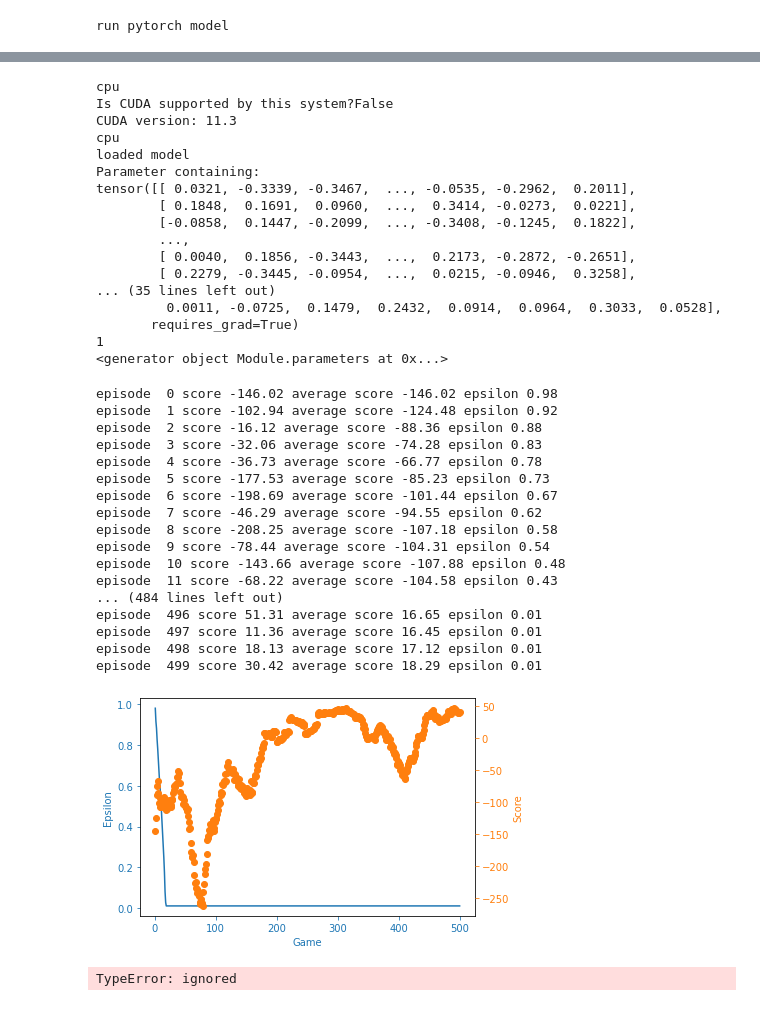
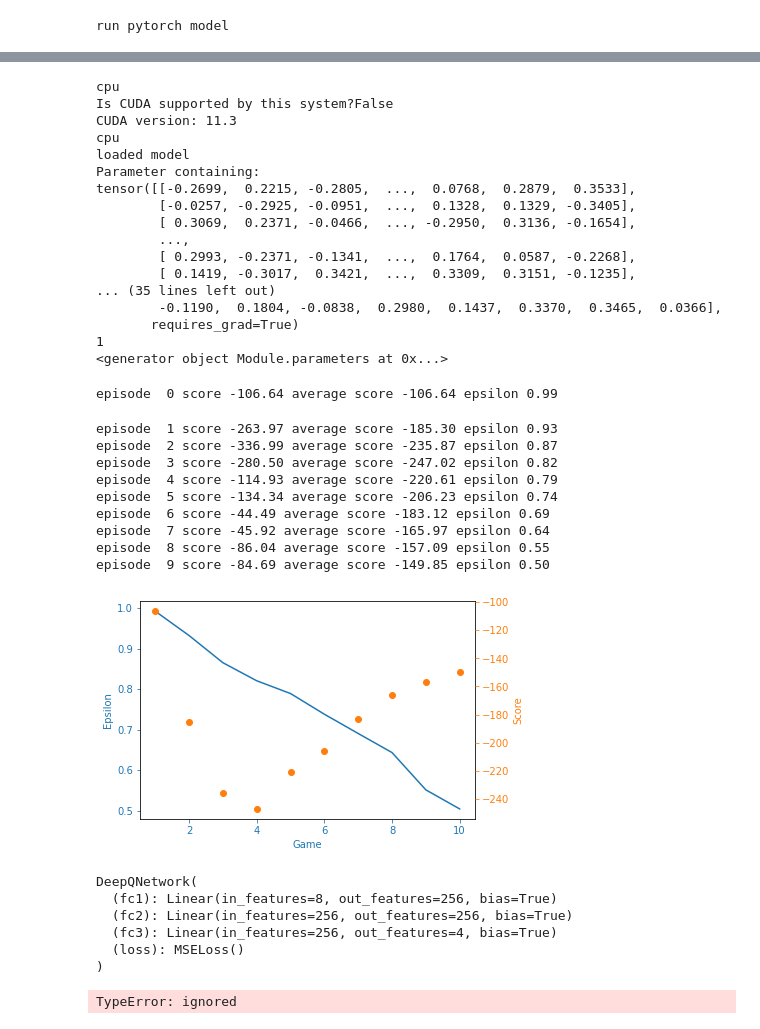
Before and after one commit to carlacodes/atchekegroup1lunarlanding, a Jupyter notebook: Exporting_module.ipynb, the cells around one changed output, grey strips where cells are left out. Cells and saved outputs as stored; diff of their text form; code cells hidden in the pictures.

Commit message:
saving the weights adding adjustment to the obs env

```diff
--- a/Exporting_module.ipynb
+++ b/Exporting_module.ipynb
@@ -685,7 +691,7 @@ from stable_baselines3 import DQN
 # model_path = "".format('dqn_lunar')
 
 # model_path = log_dir_obstacle + "model_stable_avg_reward_300 (3).zip"
-model_test = DQN.load("/content/files/DQN_windy_model.zip")
+model_test = DQN.load("/content/baseline_weights.zip")
 print('loaded model')
 # for key, value in model_test.get_parameters().items():
 #     print(key, value.shape)
@@ -804,14 +810,14 @@ CUDA version: 11.3
 cpu
 loaded model
 Parameter containing:
-tensor([[ 0.0321, -0.3339, -0.3467,  ..., -0.0535, -0.2962,  0.2011],
-        [ 0.1848,  0.1691,  0.0960,  ...,  0.3414, -0.0273,  0.0221],
-        [-0.0858,  0.1447, -0.2099,  ..., -0.3408, -0.1245,  0.1822],
+tensor([[-0.2699,  0.2215, -0.2805,  ...,  0.0768,  0.2879,  0.3533],
+        [-0.0257, -0.2925, -0.0951,  ...,  0.1328,  0.1329, -0.3405],
+        [ 0.3069,  0.2371, -0.0466,  ..., -0.2950,  0.3136, -0.1654],
         ...,
-        [ 0.0040,  0.1856, -0.3443,  ...,  0.2173, -0.2872, -0.2651],
-        [ 0.2279, -0.3445, -0.0954,  ...,  0.0215, -0.0946,  0.3258],
+        [ 0.2993, -0.2371, -0.1341,  ...,  0.1764,  0.0587, -0.2268],
+        [ 0.1419, -0.3017,  0.3421,  ...,  0.3309,  0.3151, -0.1235],
 ... (35 lines left out)
-         0.0011, -0.0725,  0.1479,  0.2432,  0.0914,  0.0964,  0.3033,  0.0528],
+        -0.1190,  0.1804, -0.0838,  0.2980,  0.1437,  0.3370,  0.3465,  0.0366],
        requires_grad=True)
 1
 <generator object Module.parameters at 0x...>
@@ -824,49 +830,67 @@ import numpy as np
 if __name__ == '__main__':
     env = gym.make('LunarLander-v4')
     agent = foo_3.Agent(gamma=0.99, epsilon=1.0, batch_size=64, n_actions=4, eps_end=0.01,
                   input_dims=[8], lr=0.001)
     scores, eps_history = [], []
-    n_games = 500
+    n_games = 10
 
     for i in range(n_games):
         score = 0
         done = False
         observation = env.reset()
         while not done:
             action = agent.choose_action(observation)
             observation_, reward, done, info = env.step(action)
             score += reward
             agent.store_transition(observation, action, reward,
                                     observation_, done)
             agent.learn()
             observation = observation_
         scores.append(score)
         eps_history.append(agent.epsilon)
 
         avg_score = np.mean(scores[-100:])
 
         print('episode ', i, 'score %.2f' % score,
                 'average score %.2f' % avg_score,
                 'epsilon %.2f' % agent.epsilon)
     x = [i+1 for i in range(n_games)]
     filename = 'lunar_lander.png'
     foo_2.plotLearning(x, scores, eps_history, filename)
 # %% [output]
-episode  0 score -146.02 average score -146.02 epsilon 0.98
-episode  1 score -102.94 average score -124.48 epsilon 0.92
-episode  2 score -16.12 average score -88.36 epsilon 0.88
-episode  3 score -32.06 average score -74.28 epsilon 0.83
-episode  4 score -36.73 average score -66.77 epsilon 0.78
-episode  5 score -177.53 average score -85.23 epsilon 0.73
-episode  6 score -198.69 average score -101.44 epsilon 0.67
-episode  7 score -46.29 average score -94.55 epsilon 0.62
-episode  8 score -208.25 average score -107.18 epsilon 0.58
-episode  9 score -78.44 average score -104.31 epsilon 0.54
-episode  10 score -143.66 average score -107.88 epsilon 0.48
-episode  11 score -68.22 average score -104.58 epsilon 0.43
-... (484 lines left out)
-episode  496 score 51.31 average score 16.65 epsilon 0.01
-episode  497 score 11.36 average score 16.45 epsilon 0.01
-episode  498 score 18.13 average score 17.12 epsilon 0.01
-episode  499 score 30.42 average score 18.29 epsilon 0.01
+episode  0 score -106.64 average score -106.64 epsilon 0.99
+episode  1 score -263.97 average score -185.30 epsilon 0.93
+episode  2 score -336.99 average score -235.87 epsilon 0.87
+episode  3 score -280.50 average score -247.02 epsilon 0.82
+episode  4 score -114.93 average score -220.61 epsilon 0.79
+episode  5 score -134.34 average score -206.23 epsilon 0.74
+episode  6 score -44.49 average score -183.12 epsilon 0.69
+episode  7 score -45.92 average score -165.97 epsilon 0.64
+episode  8 score -86.04 average score -157.09 epsilon 0.55
+episode  9 score -84.69 average score -149.85 epsilon 0.50
-[figure, old version]
+[figure, new version]
+# %%
+# "/content/sample_data/DQN_tuned_noisy.zip"
+
+# torch.save(agent.state_dict(), "/content/sample_data/DQN_tuned_noisy.zip")
+# agent.load_state_dict(torch.load('agent_weights.pth'))
+
+print(agent.Q_eval)
+
+# _, weights = get_model_weights(agent.Q_eval, "jked")
+torch.save(agent.Q_eval.state_dict(),  "./sample_data/DQN_tuned_noisy.zip")
+
+
+# torch.save(agent.Q_eval,"/content/sample_data/DQN_tuned_noisy.zip" )
+# print(list(agent.parameters()))
+
+# import pickle
+# pickle.dump(, open(filename, 'wb'))
+# model.eval()
+# %% [output]
+DeepQNetwork(
+  (fc1): Linear(in_features=8, out_features=256, bias=True)
+  (fc2): Linear(in_features=256, out_features=256, bias=True)
+  (fc3): Linear(in_features=256, out_features=4, bias=True)
+  (loss): MSELoss()
+)
```
Also changed, not shown: parts of 7 cells of this notebook.
